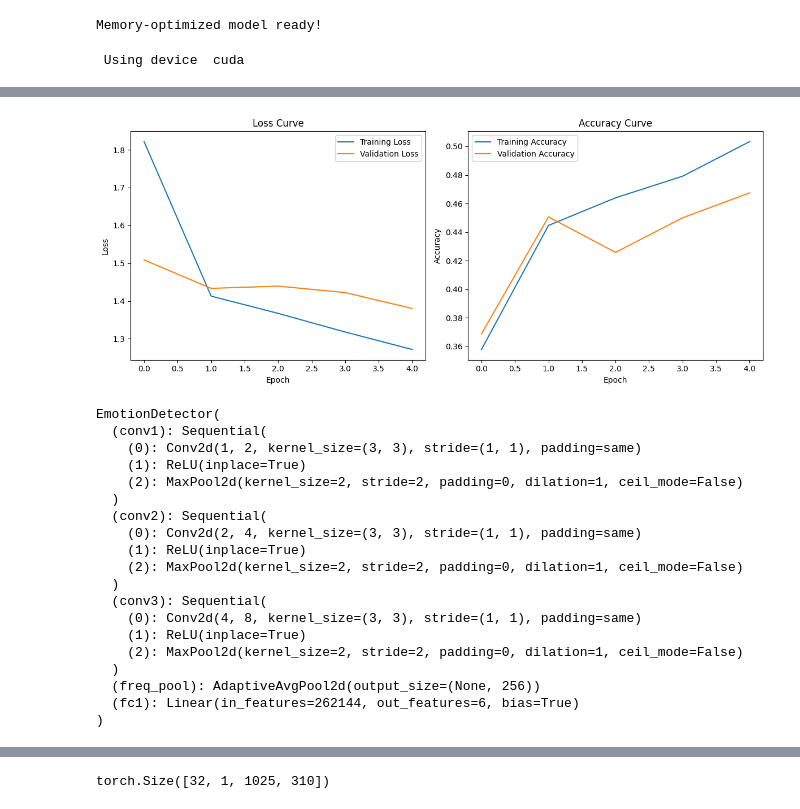
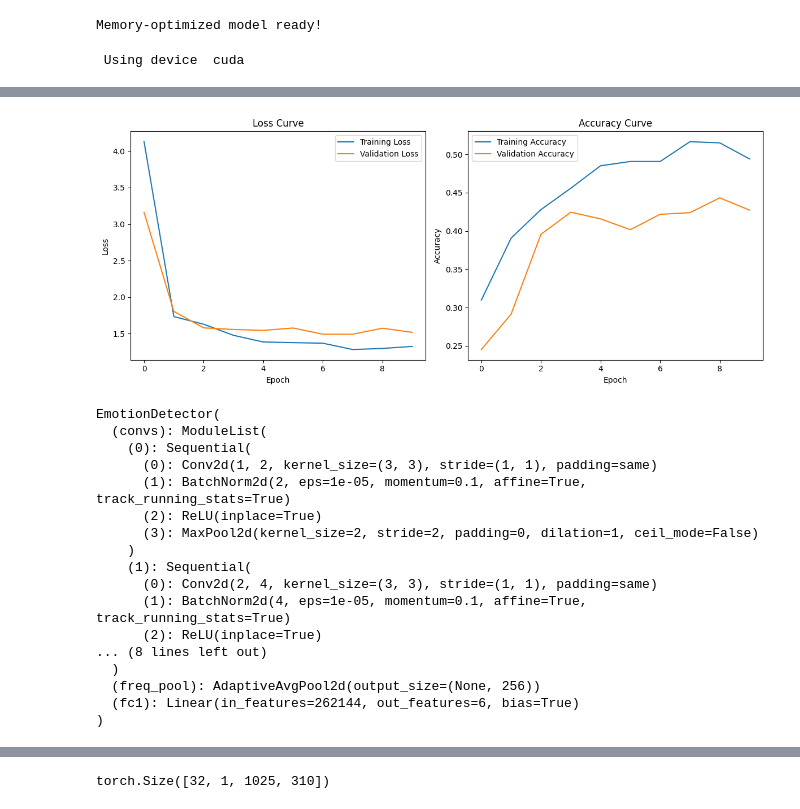
Before and after one commit to zachmchuang/MAIS-hacks, a Jupyter notebook: model.ipynb, the cells around one changed output, grey strips where cells are left out. Drawn from its saved outputs; the diff is of its cells as text; code cells hidden in the pictures.

```diff
--- a/model.ipynb
+++ b/model.ipynb
@@ -71,22 +71,48 @@ import torch.nn as nn
 class EmotionDetector(nn.Module):
     def __init__(self, num_classes=6, n_fft=2048):
         super().__init__()
+
+        self.convs = nn.ModuleList()
+
+        layers = 3
+        channels_out = 2
+        channels_in = 1
+        kernel_size = 3
+
+        for i in range(layers):
+            self.convs.append(
+                nn.Sequential(
+                    nn.Conv2d(channels_in, channels_out, kernel_size, padding="same"),
+                    nn.BatchNorm2d(channels_out),
+                    nn.ReLU(inplace=True),
+                    nn.MaxPool2d(2),
+                )
+            )
+            channels_out = 2 * channels_out
+            channels_in = 2 * channels_in
+
+        '''
         self.conv1 = nn.Sequential(
-            nn.Conv2d(1, 2, 3, padding="same"),
+            nn.Conv2d(1, channels_out, 3, padding="same"),
+            nn.BatchNorm2d(channels_out),
             nn.ReLU(inplace=True),
             nn.MaxPool2d(2),
             )
+        channels_out = 2 * channels_out
         self.conv2 = nn.Sequential(
-            nn.Conv2d(2, 4, 3, padding="same"),
+            nn.Conv2d(2, channels_out, 3, padding="same"),
+            nn.BatchNorm2d(channels_out),
             nn.ReLU(inplace=True),
             nn.MaxPool2d(2),
             )
+        channels_out = 2 * channels_out
         self.conv3 = nn.Sequential(
-            nn.Conv2d(4, 8, 3, padding="same"),
+            nn.Conv2d(4, channels_out, 3, padding="same"),
+            nn.BatchNorm2d(channels_out),
             nn.ReLU(inplace=True),
             nn.MaxPool2d(2),
             )
-
+        '''
         self.freq_pool = nn.AdaptiveAvgPool2d((None,256))
         #self.lstm_input_size = 64 * 8
         #self.rnn = nn.GRU(self.lstm_input_size, 16, batch_first=True, bidirectional=True)
@@ -95,9 +121,13 @@ class EmotionDetector(nn.Module):
 
     def forward(self, x):
         batch_size = x.size(0)
+        '''
         x = self.conv1(x)
         x = self.conv2(x)
         x = self.conv3(x)
+        '''
+        for conv in self.convs:
+            x = conv(x)
         #x = self.freq_pool(x)
         x = self.freq_pool(x)
 
@@ -121,7 +151,7 @@ from tqdm import tqdm
 import matplotlib.pyplot as plt
 
 def train_model(model, train_loader, val_loader,
-                num_epochs=20, lr=1e-3, device='cuda'):
+                num_epochs, lr, device='cuda'):
     """
     Train a CNN+LSTM model for emotion recognition with progress bars.
 
@@ -225,6 +255,6 @@ device = torch.device("cuda" if torch.cuda.is_available() else "cpu")
 print(" Using device ", device)
 m = EmotionDetector().to(device)
 train_model(m, train_loader, val_loader,
-                num_epochs=5, lr=1e-3, device=device)
+                num_epochs=10, lr=1e-3, device=device)
 # %% [output]
  Using device  cuda
@@ -236,23 +271,21 @@ Epoch [5/5] Train Loss: 1.2717, Acc: 0.5033 Val Loss: 1.3802, Acc: 0.4674
-[figure, old version]
+[figure, new version]
-EmotionDetector(
-  (conv1): Sequential(
-    (0): Conv2d(1, 2, kernel_size=(3, 3), stride=(1, 1), padding=same)
-    (1): ReLU(inplace=True)
-    (2): MaxPool2d(kernel_size=2, stride=2, padding=0, dilation=1, ceil_mode=False)
-  )
-  (conv2): Sequential(
-    (0): Conv2d(2, 4, kernel_size=(3, 3), stride=(1, 1), padding=same)
-    (1): ReLU(inplace=True)
-    (2): MaxPool2d(kernel_size=2, stride=2, padding=0, dilation=1, ceil_mode=False)
-  )
-  (conv3): Sequential(
-    (0): Conv2d(4, 8, kernel_size=(3, 3), stride=(1, 1), padding=same)
-    (1): ReLU(inplace=True)
-    (2): MaxPool2d(kernel_size=2, stride=2, padding=0, dilation=1, ceil_mode=False)
-  )
-  (freq_pool): AdaptiveAvgPool2d(output_size=(None, 256))
-  (fc1): Linear(in_features=262144, out_features=6, bias=True)
-)
+EmotionDetector(
+  (convs): ModuleList(
+    (0): Sequential(
+      (0): Conv2d(1, 2, kernel_size=(3, 3), stride=(1, 1), padding=same)
+      (1): BatchNorm2d(2, eps=1e-05, momentum=0.1, affine=True, track_running_stats=True)
+      (2): ReLU(inplace=True)
+      (3): MaxPool2d(kernel_size=2, stride=2, padding=0, dilation=1, ceil_mode=False)
+    )
+    (1): Sequential(
+      (0): Conv2d(2, 4, kernel_size=(3, 3), stride=(1, 1), padding=same)
+      (1): BatchNorm2d(4, eps=1e-05, momentum=0.1, affine=True, track_running_stats=True)
+      (2): ReLU(inplace=True)
+... (8 lines left out)
+  )
+  (freq_pool): AdaptiveAvgPool2d(output_size=(None, 256))
+  (fc1): Linear(in_features=262144, out_features=6, bias=True)
+)
 # %%
 import torch
 torch.cuda.empty_cache()
```
Also changed, not shown: parts of 3 cells of this notebook.
